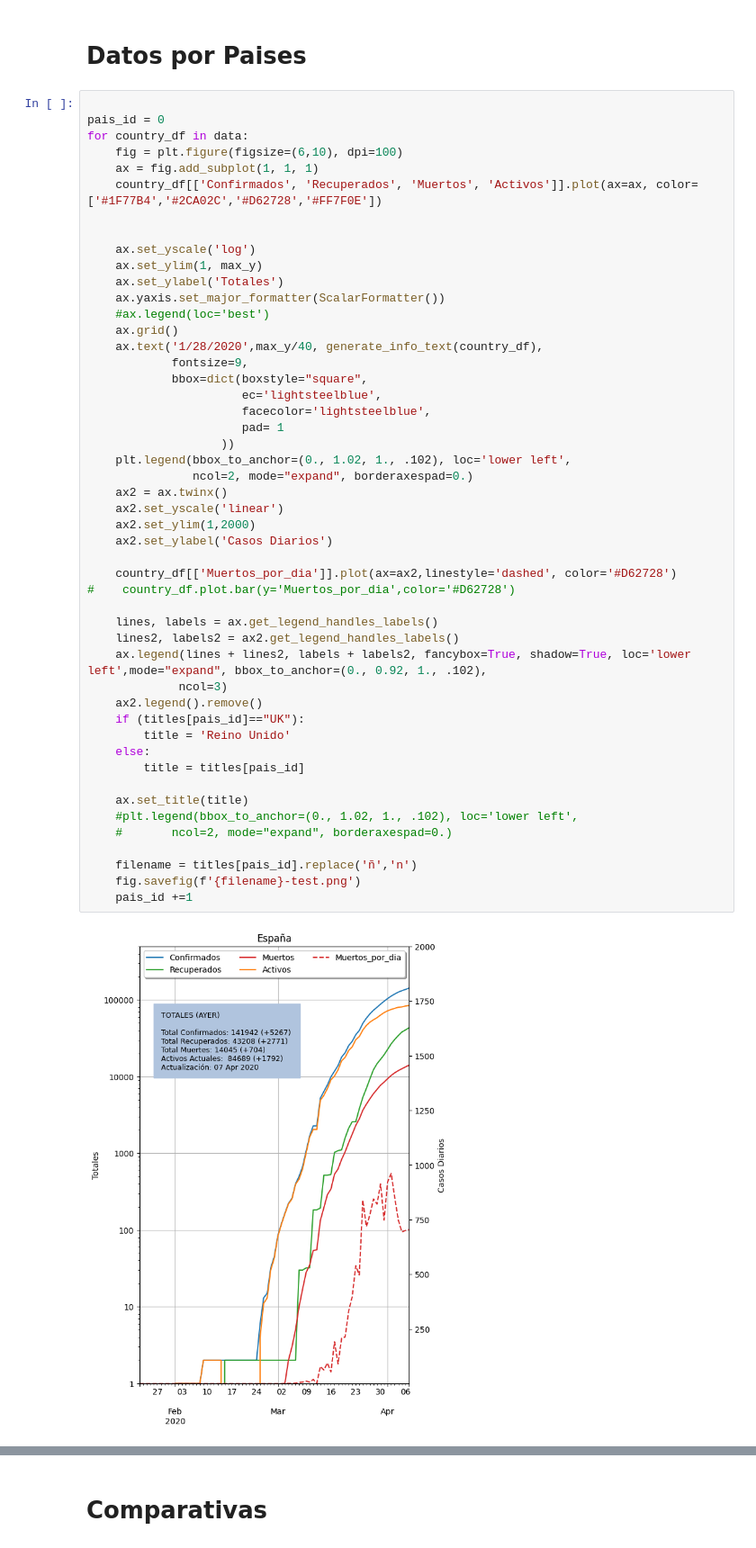
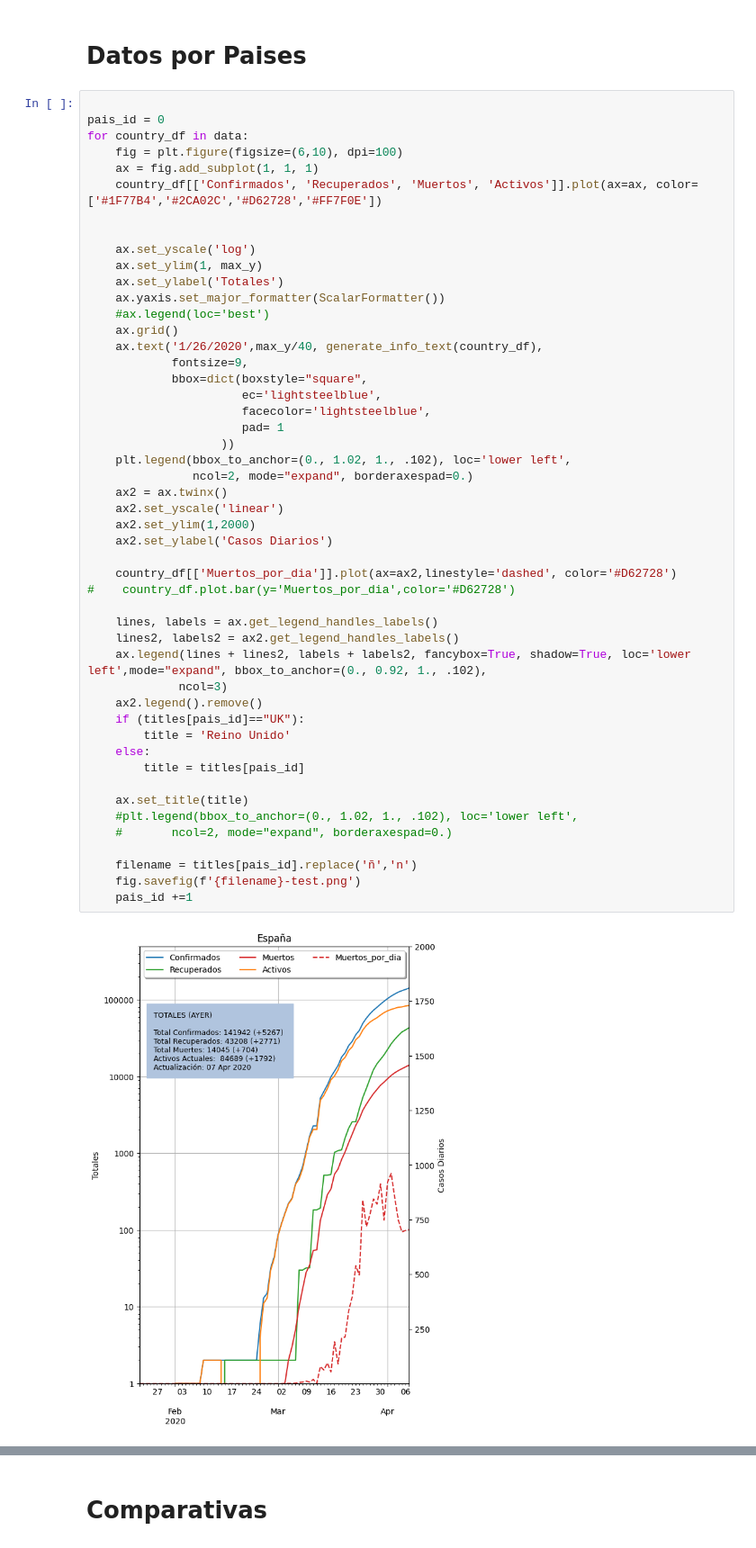
Before and after one commit to edavidfs/covid19-graph, a Jupyter notebook: Covid19-graph.ipynb, the cells around one changed output, grey strips where cells are left out. Shown at 90% size. Saved outputs shown, nothing was run; the diff lists cells and outputs as text.

```diff
--- a/Covid19-graph.ipynb
+++ b/Covid19-graph.ipynb
@@ -257,7 +257,7 @@ for country_df in data:
     ax.yaxis.set_major_formatter(ScalarFormatter())
     #ax.legend(loc='best')
     ax.grid()
-    ax.text('1/28/2020',max_y/40, generate_info_text(country_df),
+    ax.text('1/26/2020',max_y/40, generate_info_text(country_df),
             fontsize=9,
             bbox=dict(boxstyle="square",
                       ec='lightsteelblue',
@@ -265,31 +265,31 @@ for country_df in data:
                       pad= 1
                    ))
     plt.legend(bbox_to_anchor=(0., 1.02, 1., .102), loc='lower left',
                ncol=2, mode="expand", borderaxespad=0.)
     ax2 = ax.twinx()
     ax2.set_yscale('linear')
     ax2.set_ylim(1,2000)
     ax2.set_ylabel('Casos Diarios')
 
     country_df[['Muertos_por_dia']].plot(ax=ax2,linestyle='dashed', color='#D62728')
 #    country_df.plot.bar(y='Muertos_por_dia',color='#D62728')
 
     lines, labels = ax.get_legend_handles_labels()
     lines2, labels2 = ax2.get_legend_handles_labels()
     ax.legend(lines + lines2, labels + labels2, fancybox=True, shadow=True, loc='lower left',mode="expand", bbox_to_anchor=(0., 0.92, 1., .102),
              ncol=3)
     ax2.legend().remove()
     if (titles[pais_id]=="UK"):
         title = 'Reino Unido'
     else:
         title = titles[pais_id]
 
     ax.set_title(title)
     #plt.legend(bbox_to_anchor=(0., 1.02, 1., .102), loc='lower left',
     #       ncol=2, mode="expand", borderaxespad=0.)
 
     filename = titles[pais_id].replace('ñ','n')
     fig.savefig(f'{filename}-test.png')
     pais_id +=1
 # %% [output]
-[figure, old version]
+[figure, new version]
```
Also changed, not shown: parts of 2 cells of this notebook.
